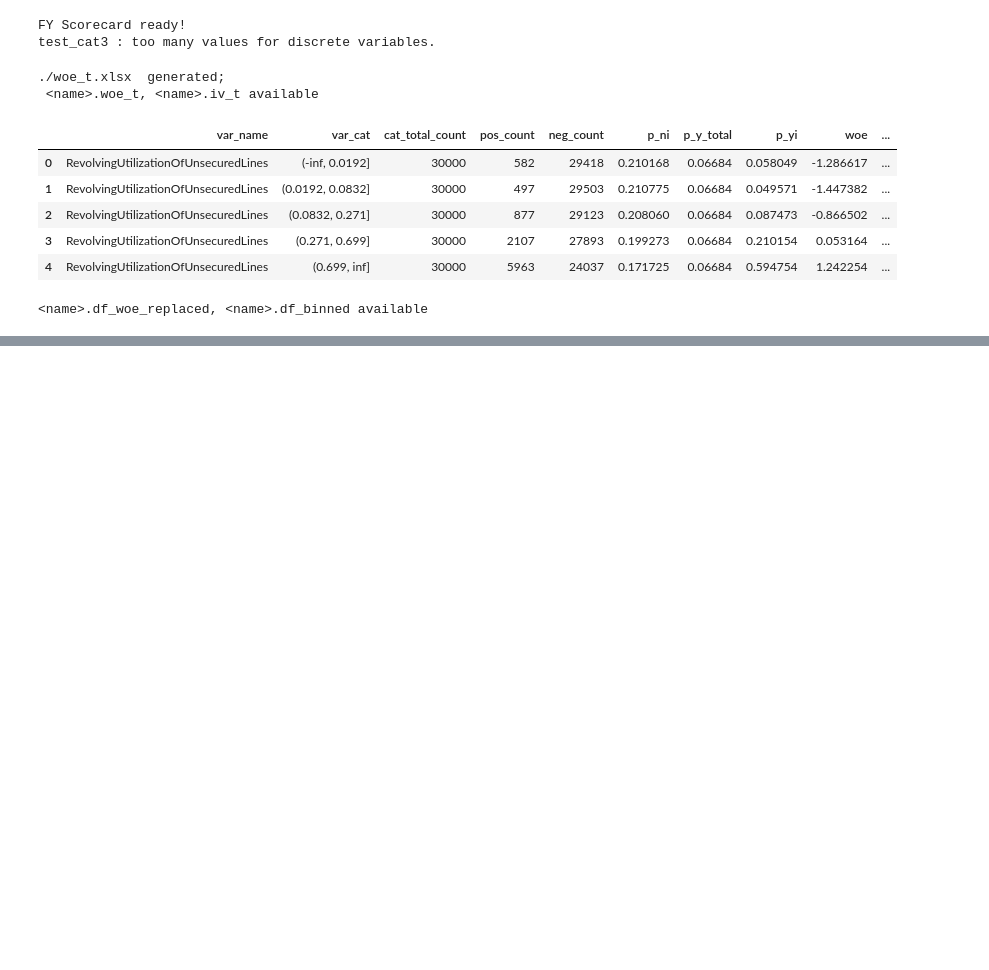
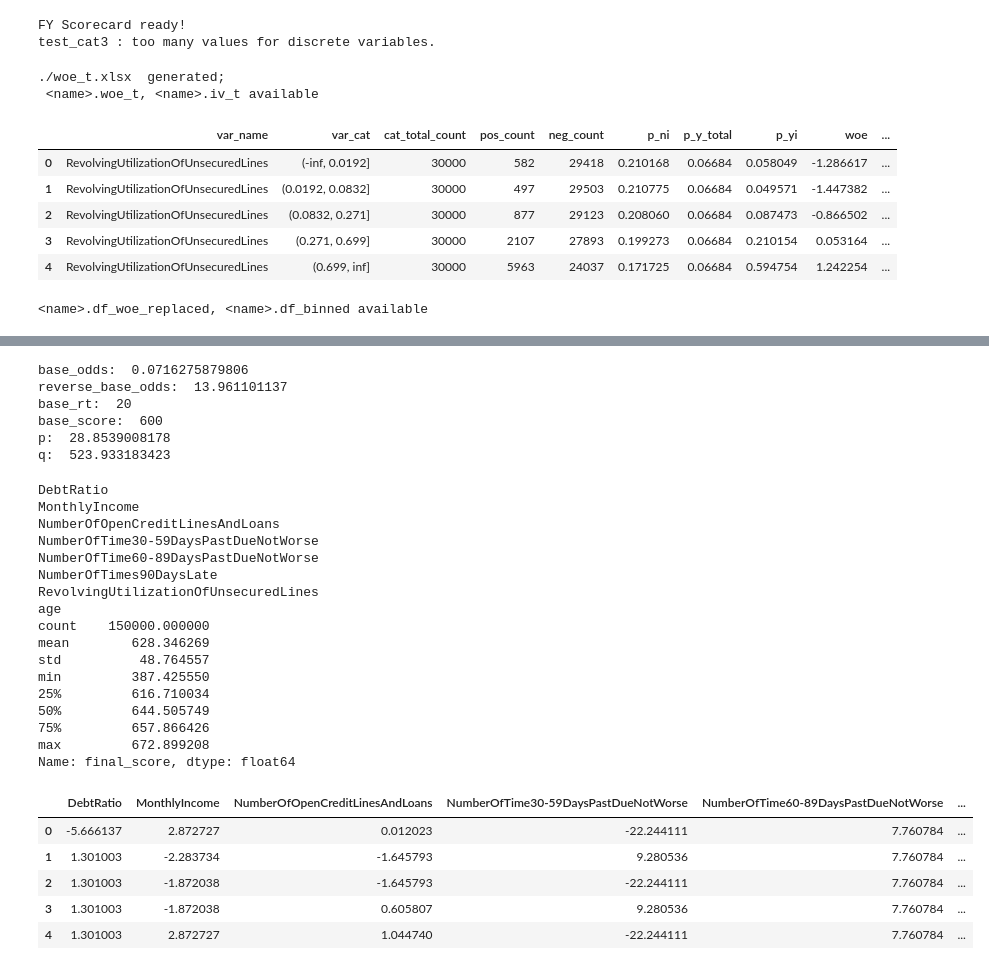
Before and after one commit to fycoopery/fy_scorecard, a Jupyter notebook: test_notebook/fy_scorecard_test.ipynb, the cells around one changed output, grey strips where cells are left out. Saved outputs shown, nothing was run; the diff lists cells and outputs as text; code cells hidden in the pictures; blank space fills up the shorter version.

```diff
--- a/test_notebook/fy_scorecard_test.ipynb
+++ b/test_notebook/fy_scorecard_test.ipynb
@@ -116 +92,72 @@ NumberOfTimes90DaysLate                  1.5084      0.017     87.811      0.000
+# %%
+base_score = 600
+base_rt = 20
+
+y_event = ximu.y_event
+base_odds = (y_event.sum()+0.0)/(y_event.count()-y_event.sum())
+reverse_base_odds = 1/base_odds
+
+p = base_rt/np.log(2)
+q = base_score - base_rt*np.log(reverse_base_odds)/np.log(2)
+
+print "base_odds: ",base_odds
+print "reverse_base_odds: ",reverse_base_odds
+print "base_rt: ",base_rt
+print "base_score: ",base_score
+print "p: ",p
+print "q: ",q
+# %% [output]
+base_odds:  0.0716275879806
+reverse_base_odds:  13.961101137
+base_rt:  20
+base_score:  600
+p:  28.8539008178
+q:  523.933183423
+# %%
+#生成df_scored
+
+params = ximu.model_result.params
+df_params = params.reset_index().rename(columns={"index":"var_name",0:"params"})
+
+woe_t2 = ximu.woe_t.merge(df_params,on="var_name",how="left")
+woe_t2["score"] = - woe_t2["params"] * woe_t2["woe"]*p
+
+#woe_t2 为得分概览
+#woe_t = ximu.woe_t
+df_scored = pd.DataFrame()
+
+
+for i in ximu.model.exog_names:
+    print i
+    df_score_value = woe_t2[woe_t2["var_name"]==i][["var_cat","score"]]
+    df_scored[i] = ximu.df_binned.merge(df_score_value,how="left",left_on=i,right_on="var_cat")["score"]
+
+df_scored.head()
+df_scored["final_score"] = df_scored.sum(axis = 1)+600
+print df_scored["final_score"].describe()
+df_scored.head()
+# %% [output]
+DebtRatio
+MonthlyIncome
+NumberOfOpenCreditLinesAndLoans
+NumberOfTime30-59DaysPastDueNotWorse
+NumberOfTime60-89DaysPastDueNotWorse
+NumberOfTimes90DaysLate
+RevolvingUtilizationOfUnsecuredLines
+age
+count    150000.000000
+mean        628.346269
+std          48.764557
+min         387.425550
+25%         616.710034
+50%         644.505749
+75%         657.866426
+max         672.899208
+Name: final_score, dtype: float64
+|  | DebtRatio | MonthlyIncome | NumberOfOpenCreditLinesAndLoans | NumberOfTime30-59DaysPastDueNotWorse | NumberOfTime60-89DaysPastDueNotWorse | ... |
+| 0 | -5.666137 | 2.872727 | 0.012023 | -22.244111 | 7.760784 | ... |
+| 1 | 1.301003 | -2.283734 | -1.645793 | 9.280536 | 7.760784 | ... |
+| 2 | 1.301003 | -1.872038 | -1.645793 | -22.244111 | 7.760784 | ... |
+| 3 | 1.301003 | -1.872038 | 0.605807 | 9.280536 | 7.760784 | ... |
+| 4 | 1.301003 | 2.872727 | 1.044740 | -22.244111 | 7.760784 | ... |
 # %%
```
Also changed, not shown: parts of 10 cells of this notebook.
